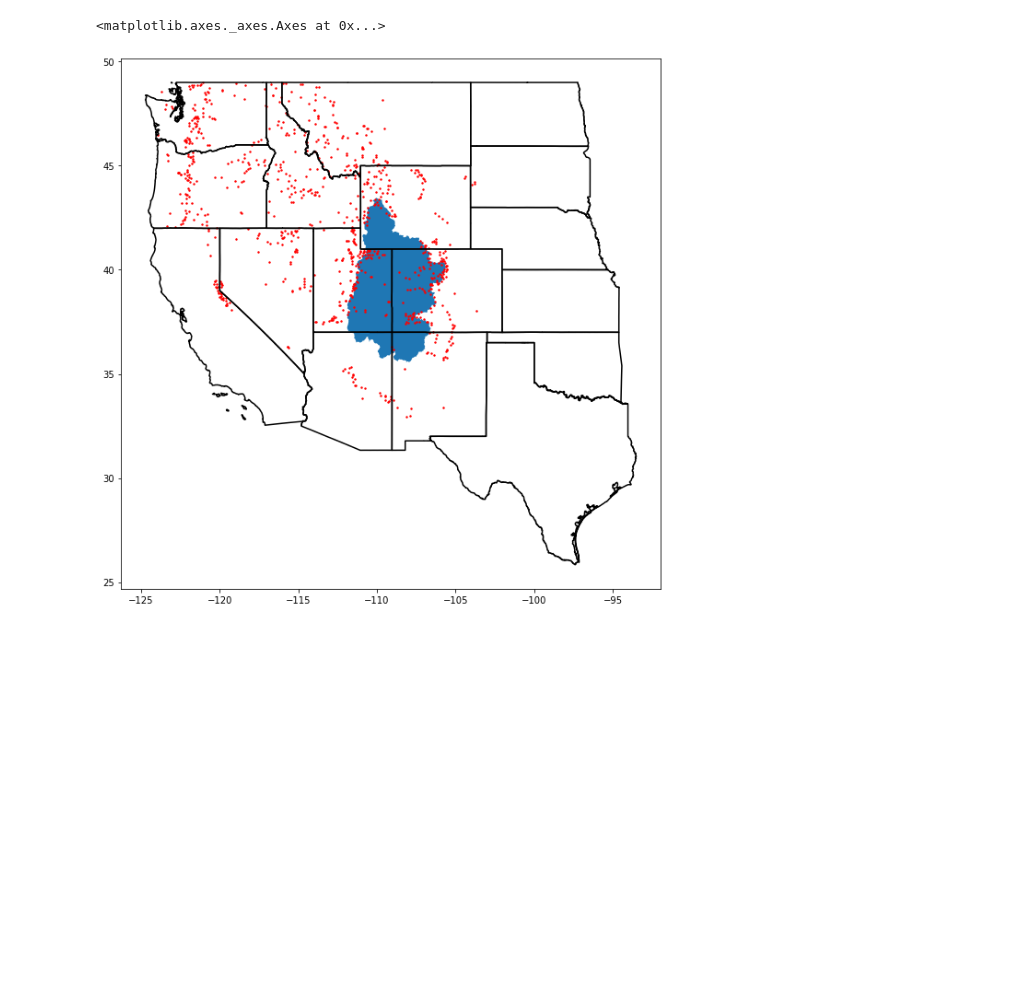
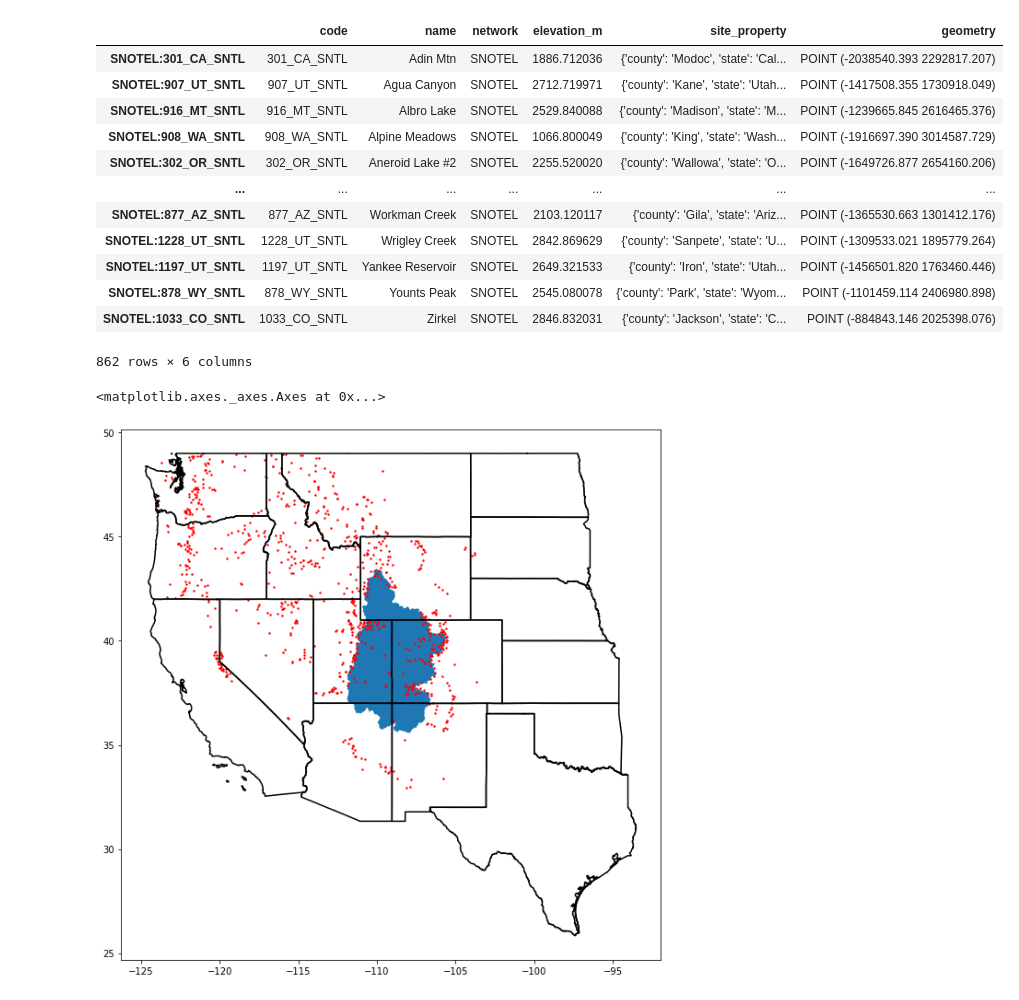
Before and after one commit to wcurrier/snotel, a Jupyter notebook: getSNOTEL_w_in_Basin.ipynb, the cells around one changed output. Saved outputs shown, nothing was run; the diff lists cells and outputs as text; code cells hidden in the pictures; blank space fills up the shorter version.

```diff
--- a/getSNOTEL_w_in_Basin.ipynb
+++ b/getSNOTEL_w_in_Basin.ipynb
@@ -16,3 +54,19 @@ states_gdf = gpd.read_file(states_url)
+# %%
+gdf_points
+# %% [output]
+|  | code | name | network | elevation_m | site_property | geometry |
+| SNOTEL:301_CA_SNTL | 301_CA_SNTL | Adin Mtn | SNOTEL | 1886.712036 | {'county': 'Modoc', 'state': 'Cal... | POINT (-2038540.393 2292817.207) |
+| SNOTEL:907_UT_SNTL | 907_UT_SNTL | Agua Canyon | SNOTEL | 2712.719971 | {'county': 'Kane', 'state': 'Utah... | POINT (-1417508.355 1730918.049) |
+| SNOTEL:916_MT_SNTL | 916_MT_SNTL | Albro Lake | SNOTEL | 2529.840088 | {'county': 'Madison', 'state': 'M... | POINT (-1239665.845 2616465.376) |
+| SNOTEL:908_WA_SNTL | 908_WA_SNTL | Alpine Meadows | SNOTEL | 1066.800049 | {'county': 'King', 'state': 'Wash... | POINT (-1916697.390 3014587.729) |
+| SNOTEL:302_OR_SNTL | 302_OR_SNTL | Aneroid Lake #2 | SNOTEL | 2255.520020 | {'county': 'Wallowa', 'state': 'O... | POINT (-1649726.877 2654160.206) |
+| ... | ... | ... | ... | ... | ... | ... |
+| SNOTEL:877_AZ_SNTL | 877_AZ_SNTL | Workman Creek | SNOTEL | 2103.120117 | {'county': 'Gila', 'state': 'Ariz... | POINT (-1365530.663 1301412.176) |
+| SNOTEL:1228_UT_SNTL | 1228_UT_SNTL | Wrigley Creek | SNOTEL | 2842.869629 | {'county': 'Sanpete', 'state': 'U... | POINT (-1309533.021 1895779.264) |
+| SNOTEL:1197_UT_SNTL | 1197_UT_SNTL | Yankee Reservoir | SNOTEL | 2649.321533 | {'county': 'Iron', 'state': 'Utah... | POINT (-1456501.820 1763460.446) |
+| SNOTEL:878_WY_SNTL | 878_WY_SNTL | Younts Peak | SNOTEL | 2545.080078 | {'county': 'Park', 'state': 'Wyom... | POINT (-1101459.114 2406980.898) |
+| SNOTEL:1033_CO_SNTL | 1033_CO_SNTL | Zirkel | SNOTEL | 2846.832031 | {'county': 'Jackson', 'state': 'C... | POINT (-884843.146 2025398.076) |
+862 rows × 6 columns
 # %%
 
 # Visualize all the data
```
Also changed, not shown: parts of 4 cells of this notebook, 2 other files.
